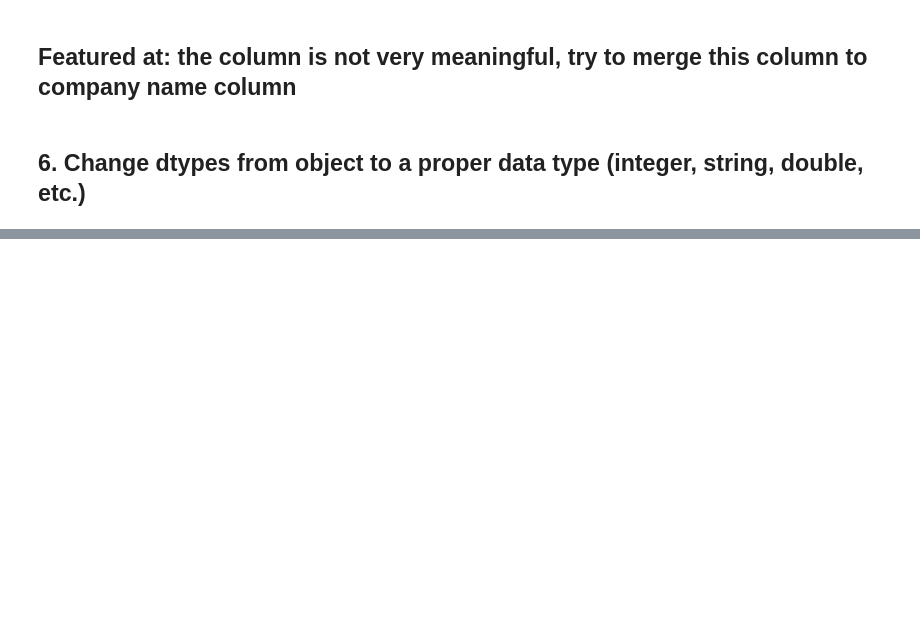
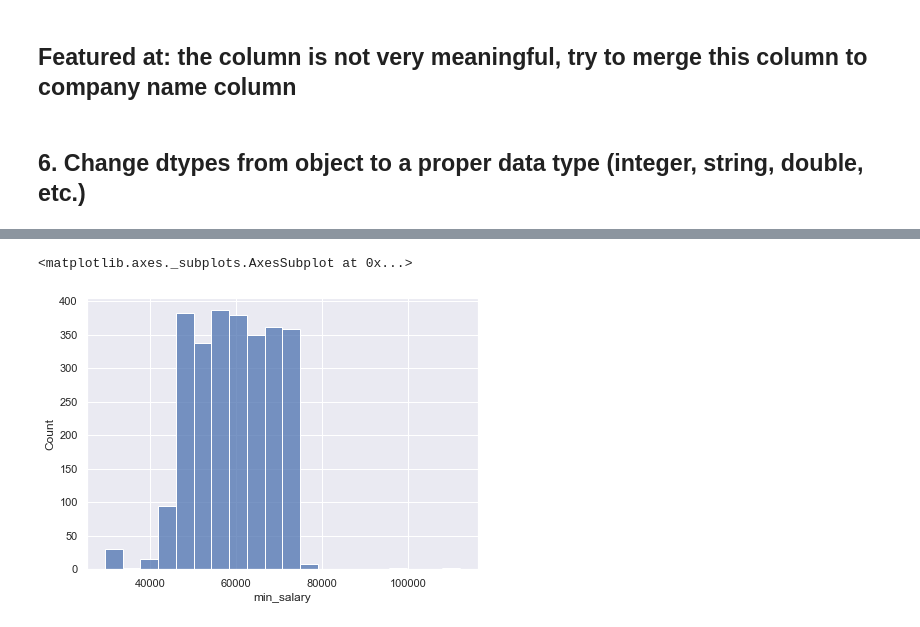
Before and after one commit to zyzisastudyreallyhardguy/dataanalysistask, a Jupyter notebook: jupyter notebook/dataanalysis.ipynb, the cells around one changed output, grey strips where cells are left out. Saved outputs shown, nothing was run; the diff lists cells and outputs as text; code cells hidden in the pictures; blank space fills up the shorter version.

```diff
--- a/jupyter notebook/dataanalysis.ipynb
+++ b/jupyter notebook/dataanalysis.ipynb
@@ -508,0 +536,8 @@ df_admin
+# %%
+#seaborn
+sns.set_theme(style="darkgrid")
+f, ax = plt.subplots(figsize=(7, 5))
+sns.histplot(df_admin['min_salary'],palette="light:m_r", bins = 20)
+# %% [output]
+<matplotlib.axes._subplots.AxesSubplot at 0x...>
+[figure, added]
```
Also changed, not shown: parts of 34 cells of this notebook.
